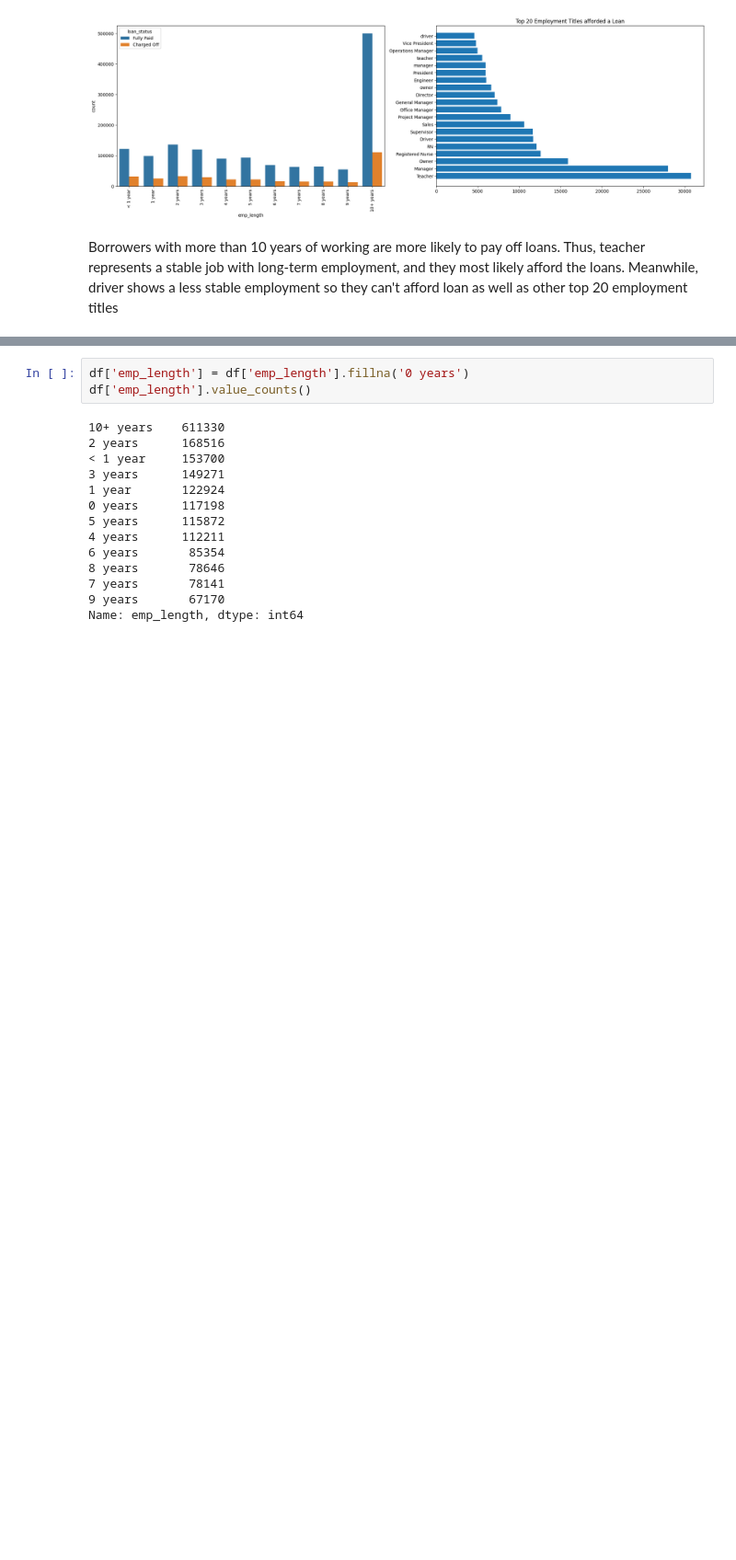
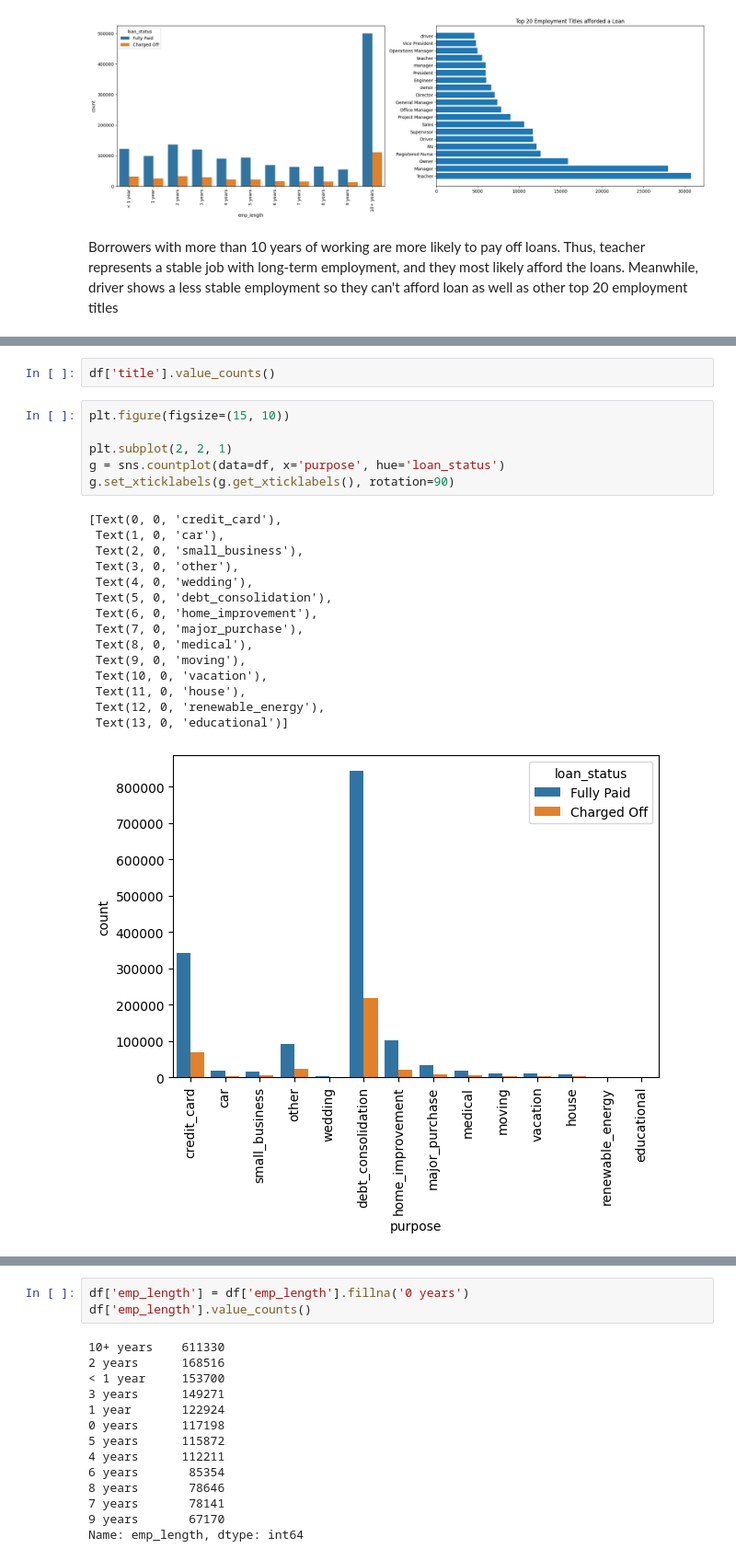
Before and after one commit to noahnguyen2004/Loan-Default-Prediction, a Jupyter notebook: loan_lending.ipynb, the cells around one changed output, grey strips where cells are left out. Shown at 92% size. Saved outputs shown, nothing was run; the diff lists cells and outputs as text; blank space fills up the shorter version.

```diff
--- a/loan_lending.ipynb
+++ b/loan_lending.ipynb
@@ -254,3 +230,27 @@ Borrowers with more than 10 years of working are more likely to pay off loans. T
+# %%
+df['title'].value_counts()
+# %%
+plt.figure(figsize=(15, 10))
+
+plt.subplot(2, 2, 1)
+g = sns.countplot(data=df, x='purpose', hue='loan_status')
+g.set_xticklabels(g.get_xticklabels(), rotation=90)
+# %% [output]
+[Text(0, 0, 'credit_card'),
+ Text(1, 0, 'car'),
+ Text(2, 0, 'small_business'),
+ Text(3, 0, 'other'),
+ Text(4, 0, 'wedding'),
+ Text(5, 0, 'debt_consolidation'),
+ Text(6, 0, 'home_improvement'),
+ Text(7, 0, 'major_purchase'),
+ Text(8, 0, 'medical'),
+ Text(9, 0, 'moving'),
+ Text(10, 0, 'vacation'),
+ Text(11, 0, 'house'),
+ Text(12, 0, 'renewable_energy'),
+ Text(13, 0, 'educational')]
+[figure, added]
 # %% [markdown]
 ## Dealing with missing values
 
```
Also changed, not shown: parts of 20 cells of this notebook.
